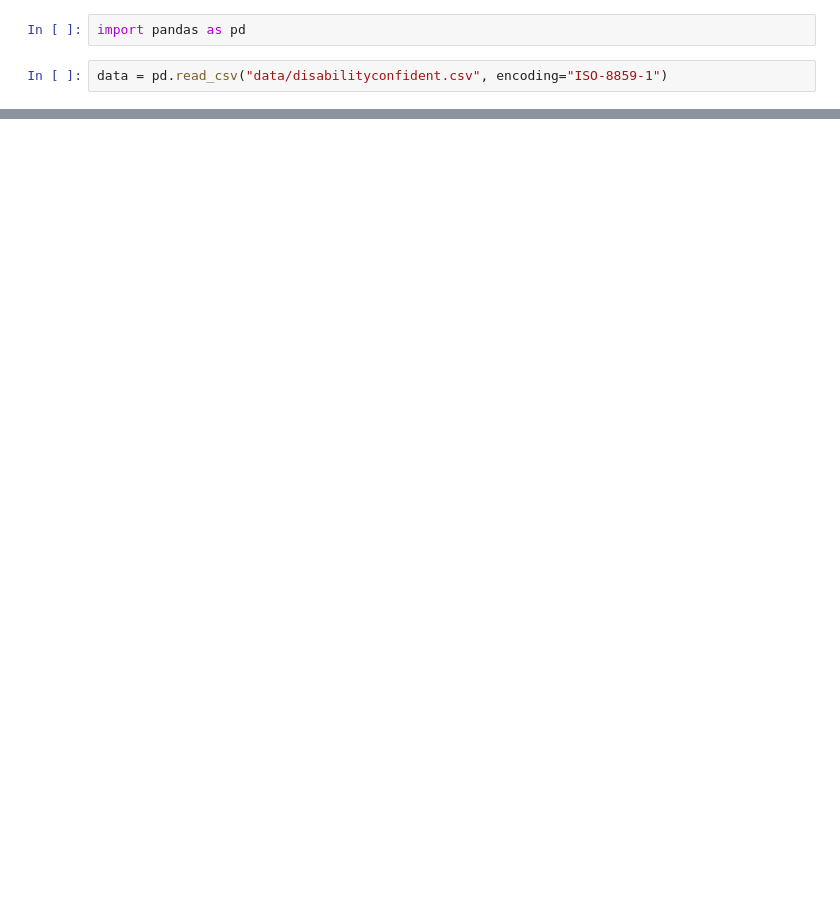
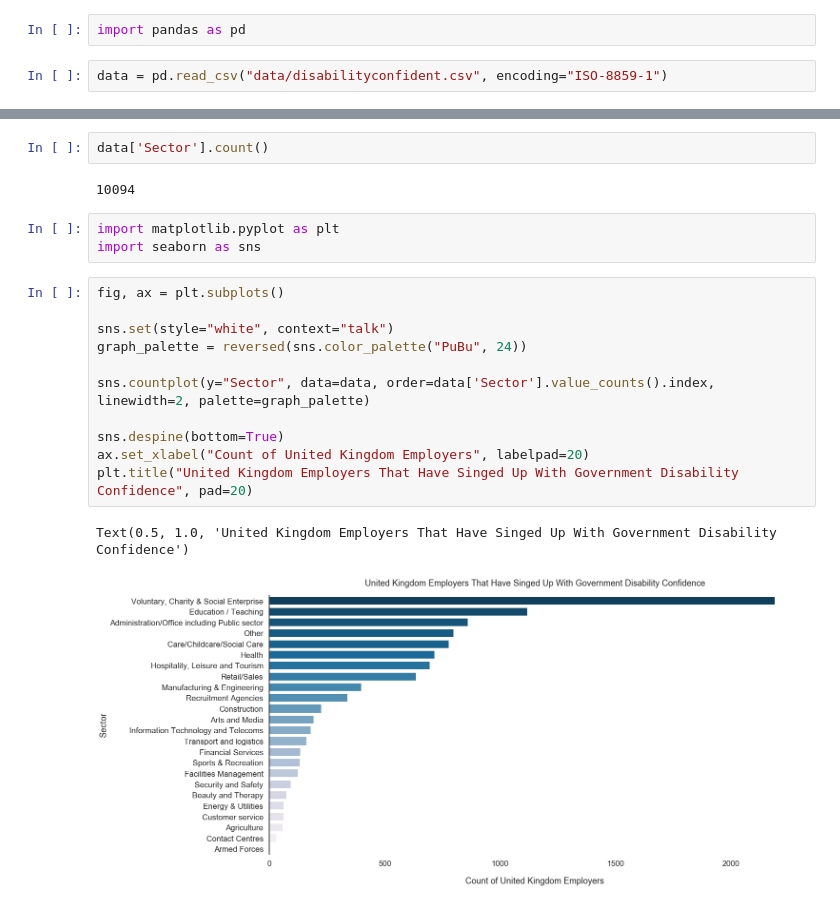
Before and after one commit to AndyBowskill/disabilityconfidentcharts, a Jupyter notebook: Disability Confident Data.ipynb, the cells around one changed output, grey strips where cells are left out. Cells and saved outputs as stored; diff of their text form; blank space fills up the shorter version.

Commit message:
First chart to UK employers that have signed up.

```diff
--- a/Disability Confident Data.ipynb
+++ b/Disability Confident Data.ipynb
@@ -25,0 +58,21 @@ data.head()
+# %%
+data['Sector'].count()
+# %% [output]
+10094
+# %%
+import matplotlib.pyplot as plt
+import seaborn as sns
+# %%
+fig, ax = plt.subplots()
+
+sns.set(style="white", context="talk")
+graph_palette = reversed(sns.color_palette("PuBu", 24))
+
+sns.countplot(y="Sector", data=data, order=data['Sector'].value_counts().index, linewidth=2, palette=graph_palette)
+
+sns.despine(bottom=True)
+ax.set_xlabel("Count of United Kingdom Employers", labelpad=20)
+plt.title("United Kingdom Employers That Have Singed Up With Government Disability Confidence", pad=20)
+# %% [output]
+Text(0.5, 1.0, 'United Kingdom Employers That Have Singed Up With Government Disability Confidence')
+[figure, added]
```
Also changed, not shown: parts of 3 cells of this notebook.
